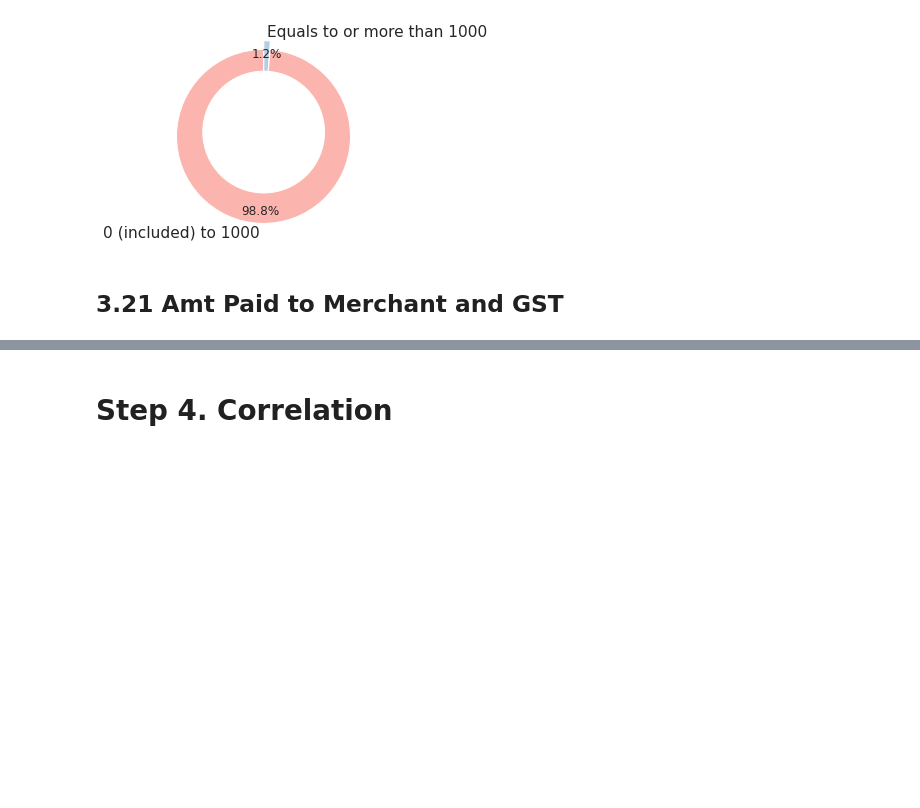
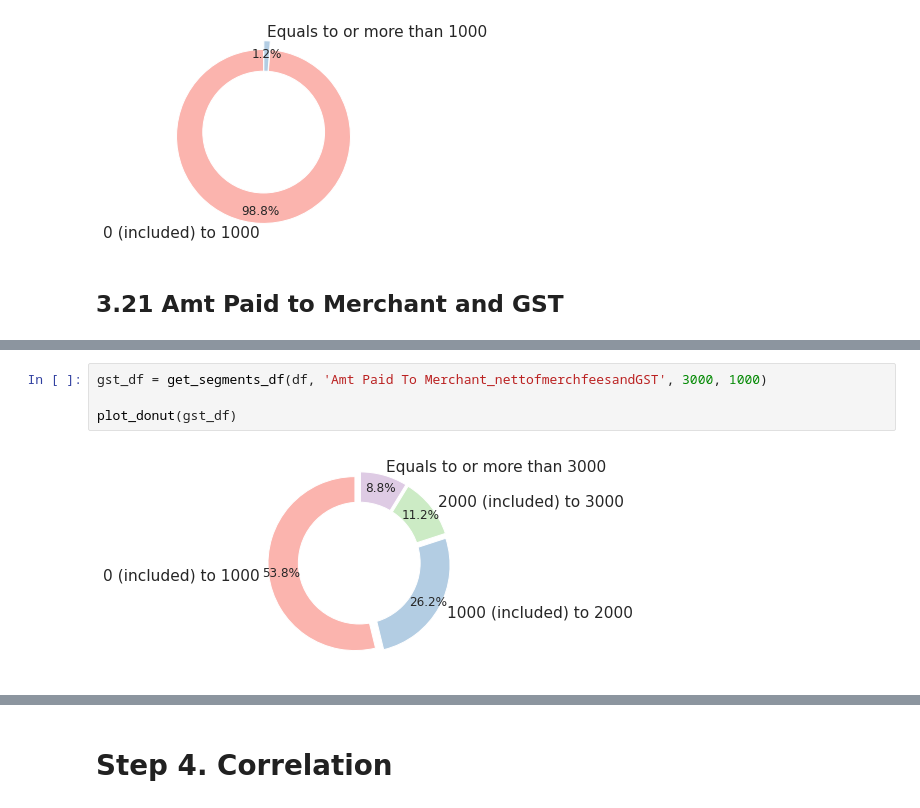
Before and after one commit to yanglinjing/vmor, a Jupyter notebook: Copy_of_Copy_of_Bank_customer_30.ipynb, the cells around one changed output, grey strips where cells are left out. Cells and saved outputs as stored; diff of their text form; blank space fills up the shorter version.

```diff
--- a/Copy_of_Copy_of_Bank_customer_30.ipynb
+++ b/Copy_of_Copy_of_Bank_customer_30.ipynb
@@ -1023,0 +1019,6 @@ df = df_raw.copy()
+# %%
+gst_df = get_segments_df(df, 'Amt Paid To Merchant_nettofmerchfeesandGST', 3000, 1000)
+
+plot_donut(gst_df)
+# %% [output]
+[figure, added]
```
Also changed, not shown: parts of 62 cells of this notebook.
